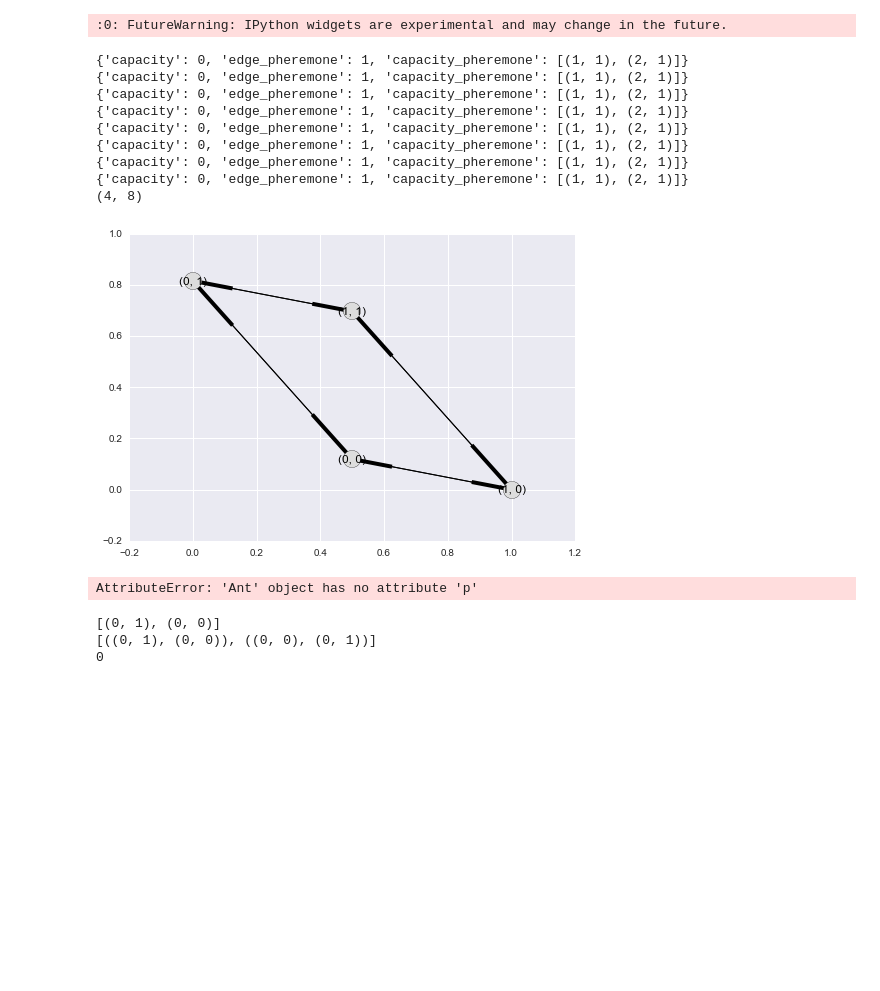
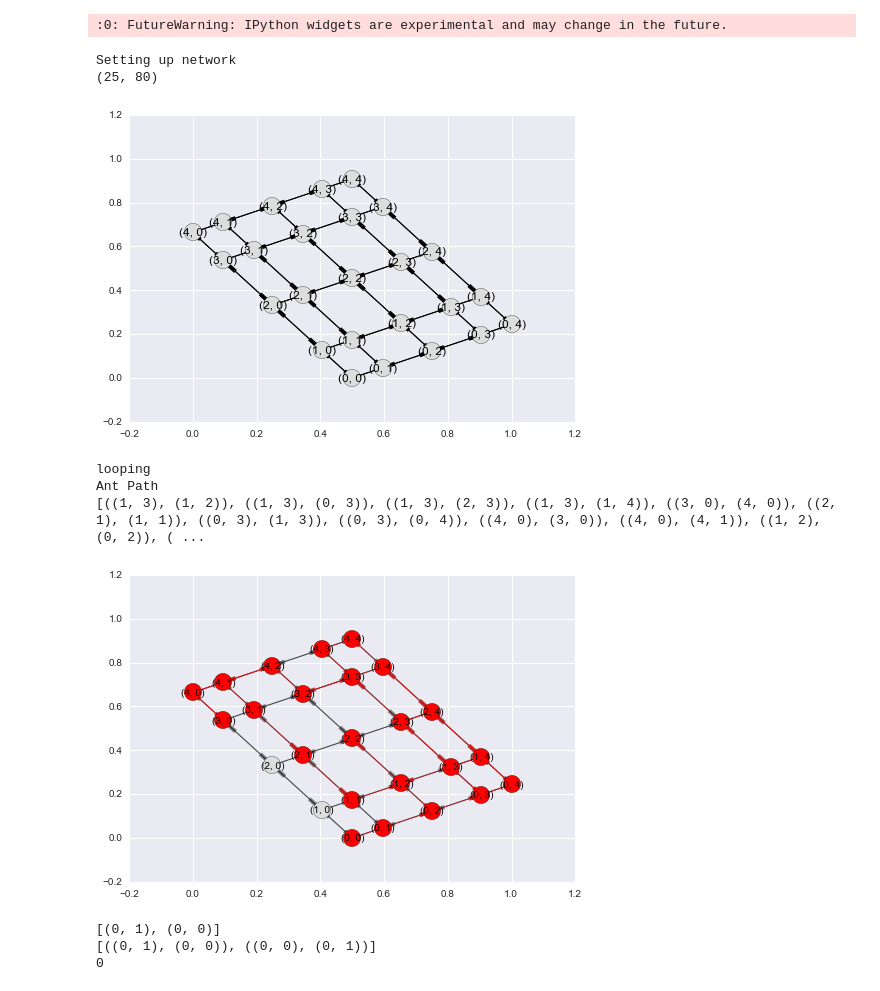
Before and after one commit to colinsh21/Python, a Jupyter notebook: ipython/Pheromone Walk.ipynb, the cells around one changed output. Drawn from its saved outputs; the diff is of its cells as text; code cells hidden in the pictures; blank space fills up the shorter version.

Commit message:
Record Path in Graph
Ants now path through a graph and the steps are added as they occur.

```diff
--- a/ipython/Pheromone Walk.ipynb
+++ b/ipython/Pheromone Walk.ipynb
@@ -190,63 +202,59 @@ class Space(object):
         for i in xrange(self.num_ants):
             self.ant_paths.append((self.get_path(i)))
 # %%
-space=Space(size=2,num_ants=1)
+space=Space(size=5,num_ants=1,sink=(2,2))
 nx.draw_networkx(space.g, pos=space.g_layout, node_color='#dddddd')
 print((space.g.number_of_nodes(), space.g.number_of_edges()))
 
 plt.show()
 
 space.step()
 
-#print(space.ant_paths)
-#print(space.ant_paths[0])
-#print(space.ant_paths[1])
+print('Ant Path')
+print(space.ant_paths[0].edges())
+
 p_el=[]
-for i in range(0,len(space.ant_paths[0])-1):
-    p_el.append((space.ant_paths[0][i],space.ant_paths[0][i+1]))
+
+#for i in range(0,len(space.ant_paths[0])-1):
+   # p_el.append((space.ant_paths[0][i],space.ant_paths[0][i+1]))
 
 
 # Remove the infected from healthy nodes
 nonpath_nodes = [node for node in space.g.nodes() if node not in space.ant_paths[0]]
 
 
 # Now we can visualize the infected node's position
 f = plt.figure()
-nx.draw_networkx_nodes(space.g, space.g_layout,
-                       nodelist=space.ant_paths[0],
-                       node_color='red')
+nx.draw_networkx_nodes(space.ant_paths[0], space.g_layout,
+                       node_color='red',edge_color='red')
 
 nx.draw_networkx_nodes(space.g, space.g_layout,
                        nodelist=nonpath_nodes,
                        node_color='#dddddd')
 
 nx.draw_networkx_edges(space.g, space.g_layout,
                        width=1.0,
                        alpha=0.5,
                        edge_color='#111111')
 
-nx.draw_networkx_edges(space.g, space.g_layout,
-                       edgelist=p_el,
-                       width=1.0,
-                       alpha=0.5,
-                       edge_color='red')
+nx.draw_networkx_edges(space.ant_paths[0], space.g_layout,
+                      edgelist=space.ant_paths[0].edges(),
+                      width=1.0,
+                      alpha=0.5,
+                      edge_color='red')
 
 
 _ = nx.draw_networkx_labels(space.g, space.g_layout,
                         dict(zip(space.g.nodes(), space.g.nodes())),
                         font_size=10)
 # %% [output]
-{'capacity': 0, 'edge_pheremone': 1, 'capacity_pheremone': [(1, 1), (2, 1)]}
-{'capacity': 0, 'edge_pheremone': 1, 'capacity_pheremone': [(1, 1), (2, 1)]}
-{'capacity': 0, 'edge_pheremone': 1, 'capacity_pheremone': [(1, 1), (2, 1)]}
-{'capacity': 0, 'edge_pheremone': 1, 'capacity_pheremone': [(1, 1), (2, 1)]}
-{'capacity': 0, 'edge_pheremone': 1, 'capacity_pheremone': [(1, 1), (2, 1)]}
-{'capacity': 0, 'edge_pheremone': 1, 'capacity_pheremone': [(1, 1), (2, 1)]}
-{'capacity': 0, 'edge_pheremone': 1, 'capacity_pheremone': [(1, 1), (2, 1)]}
-{'capacity': 0, 'edge_pheremone': 1, 'capacity_pheremone': [(1, 1), (2, 1)]}
-(4, 8)
+Setting up network
+(25, 80)
-[figure, old version]
+[figure, new version]
-AttributeError: 'Ant' object has no attribute 'p'
+looping
+Ant Path
+[((1, 3), (1, 2)), ((1, 3), (0, 3)), ((1, 3), (2, 3)), ((1, 3), (1, 4)), ((3, 0), (4, 0)), ((2, 1), (1, 1)), ((0, 3), (1, 3)), ((0, 3), (0, 4)), ((4, 0), (3, 0)), ((4, 0), (4, 1)), ((1, 2), (0, 2)), ( ...
+[figure, added]
 # %%
 g = nx.grid_graph(dim=[1,2])
 
```
Also changed, not shown: parts of 7 cells of this notebook.
